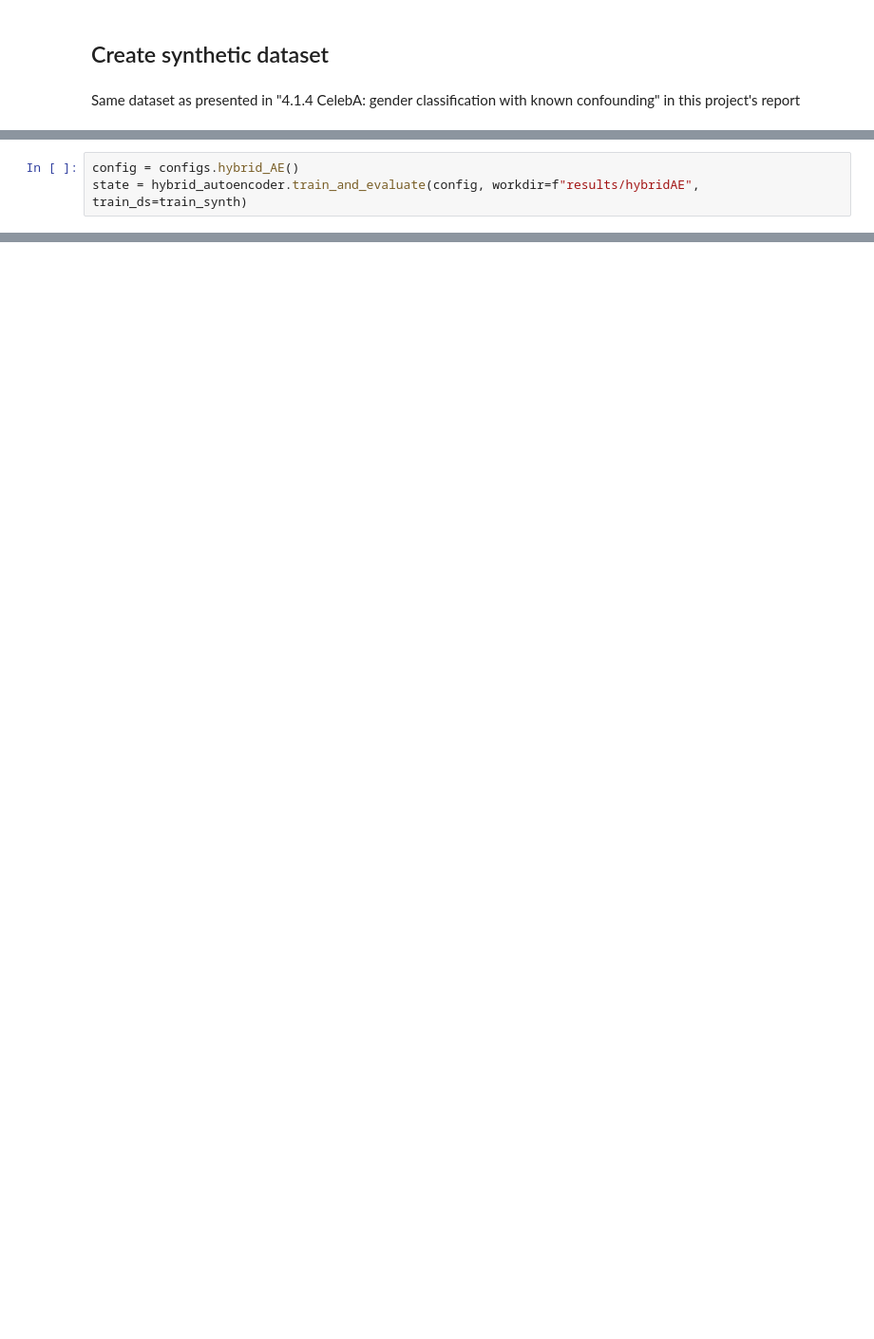
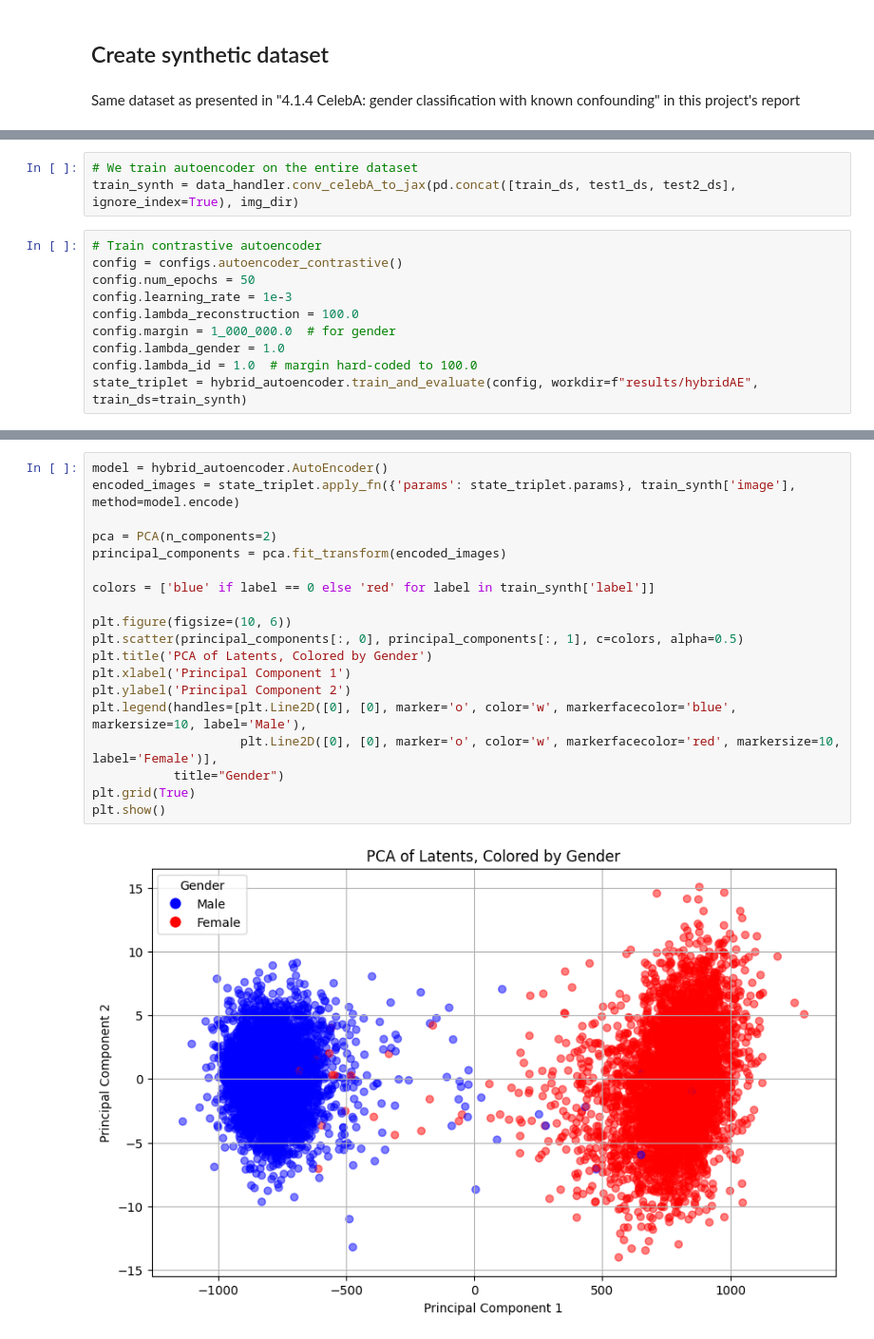
Before and after one commit to lukasec/semester_project_fs24, a Jupyter notebook: regression_experiment/synthetic_regression.ipynb, the cells around one changed output, grey strips where cells are left out. Shown: that part at 95% size. Saved outputs shown, nothing was run; the diff lists cells and outputs as text; blank space fills up the shorter version.

```diff
--- a/regression_experiment/synthetic_regression.ipynb
+++ b/regression_experiment/synthetic_regression.ipynb
@@ -85,3 +86,0 @@ Mean number of images without glasses per ID: 1.0
-# %%
-config = configs.hybrid_AE()
-state = hybrid_autoencoder.train_and_evaluate(config, workdir=f"results/hybridAE", train_ds=train_synth)
@@ -93,0 +87,13 @@ KeyboardInterrupt:
+# %%
+# We train autoencoder on the entire dataset
+train_synth = data_handler.conv_celebA_to_jax(pd.concat([train_ds, test1_ds, test2_ds], ignore_index=True), img_dir)
+# %%
+# Train contrastive autoencoder
+config = configs.autoencoder_contrastive()
+config.num_epochs = 50
+config.learning_rate = 1e-3
+config.lambda_reconstruction = 100.0
+config.margin = 1_000_000.0  # for gender
+config.lambda_gender = 1.0
+config.lambda_id = 1.0  # margin hard-coded to 100.0
+state_triplet = hybrid_autoencoder.train_and_evaluate(config, workdir=f"results/hybridAE", train_ds=train_synth)
@@ -93,0 +118,21 @@ KeyboardInterrupt:
+# %%
+model = hybrid_autoencoder.AutoEncoder()
+encoded_images = state_triplet.apply_fn({'params': state_triplet.params}, train_synth['image'], method=model.encode)
+
+pca = PCA(n_components=2)
+principal_components = pca.fit_transform(encoded_images)
+
+colors = ['blue' if label == 0 else 'red' for label in train_synth['label']]
+
+plt.figure(figsize=(10, 6))
+plt.scatter(principal_components[:, 0], principal_components[:, 1], c=colors, alpha=0.5)
+plt.title('PCA of Latents, Colored by Gender')
+plt.xlabel('Principal Component 1')
+plt.ylabel('Principal Component 2')
+plt.legend(handles=[plt.Line2D([0], [0], marker='o', color='w', markerfacecolor='blue', markersize=10, label='Male'),
+                    plt.Line2D([0], [0], marker='o', color='w', markerfacecolor='red', markersize=10, label='Female')],
+           title="Gender")
+plt.grid(True)
+plt.show()
+# %% [output]
+[figure, added]
```
Also changed, not shown: parts of 21 cells of this notebook, 4 other files.
